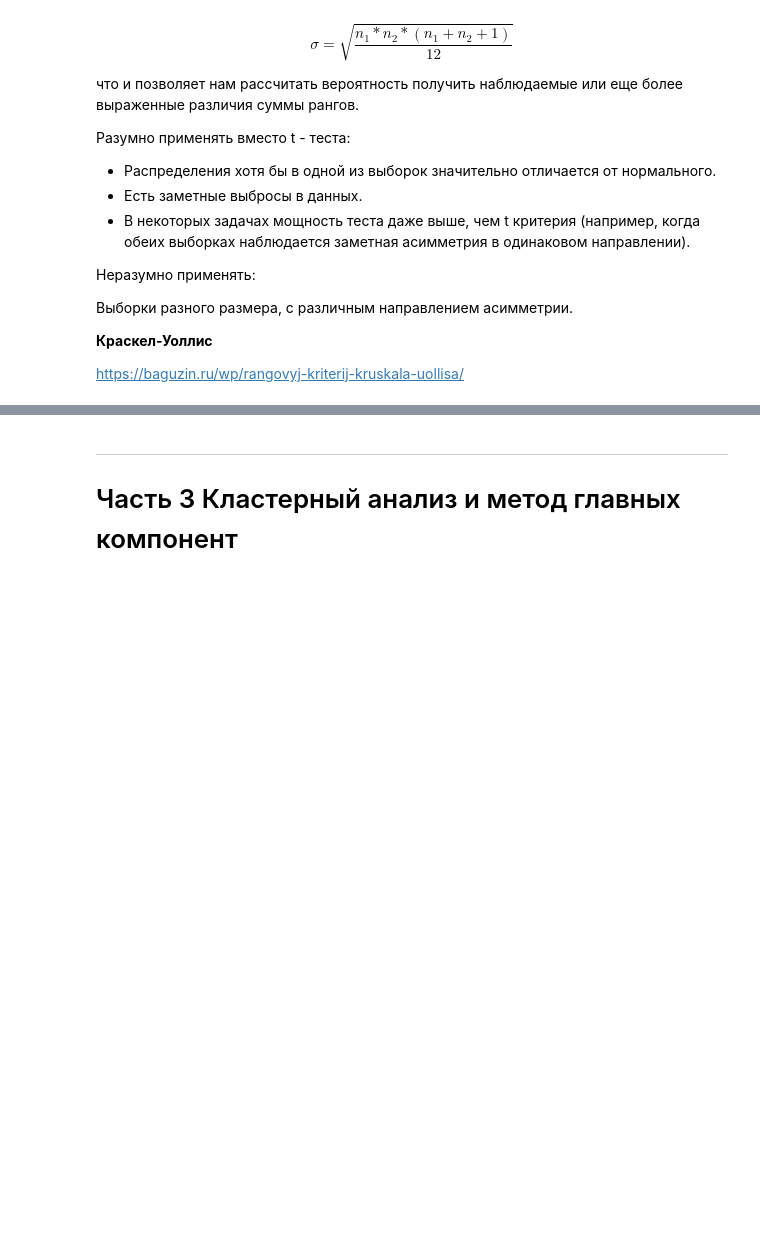
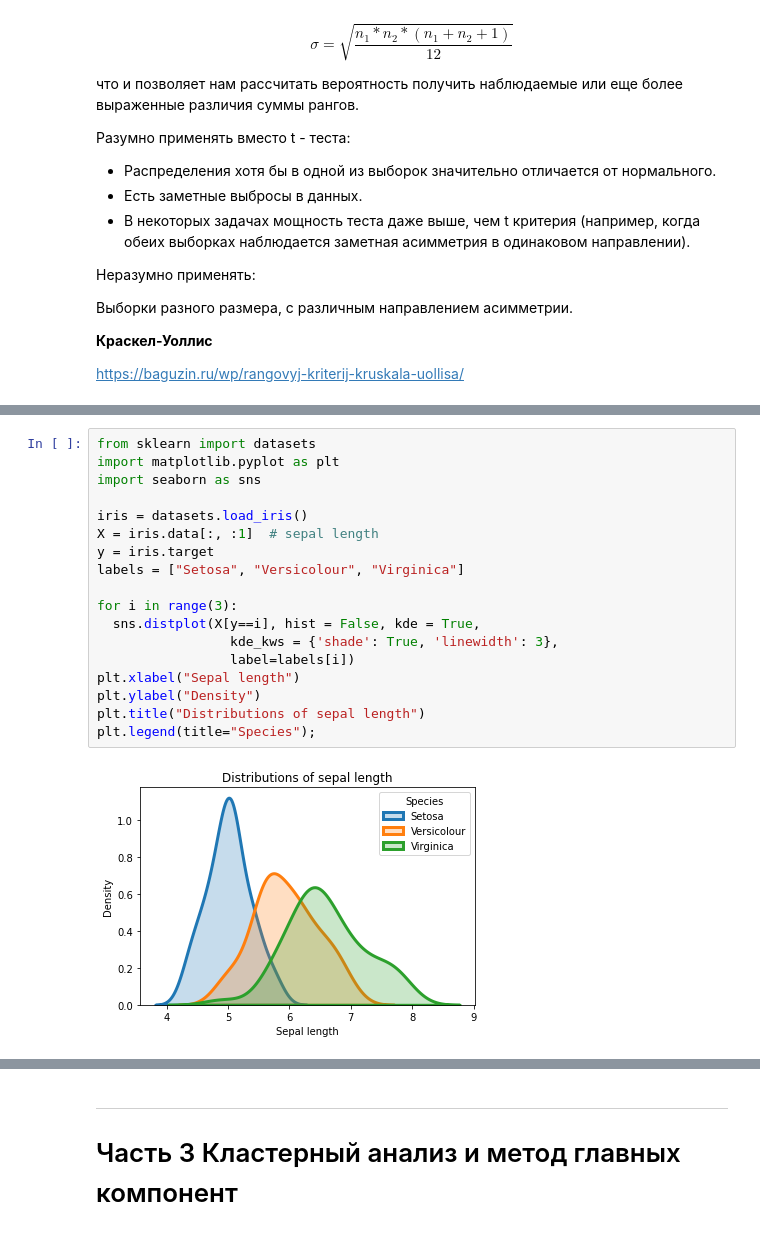
Before and after one commit to betelgeus/fundamentals_of_statistics_notes, a Jupyter notebook: Stepik_fundamentals_of_statistics_notes_Part_2.ipynb, the cells around one changed output, grey strips where cells are left out. Cells and saved outputs as stored; diff of their text form; blank space fills up the shorter version.

```diff
--- a/Stepik_fundamentals_of_statistics_notes_Part_2.ipynb
+++ b/Stepik_fundamentals_of_statistics_notes_Part_2.ipynb
@@ -1567,0 +2036,20 @@ https://baguzin.ru/wp/rangovyj-kriterij-kruskala-uollisa/
+# %%
+from sklearn import datasets
+import matplotlib.pyplot as plt
+import seaborn as sns
+
+iris = datasets.load_iris()
+X = iris.data[:, :1]  # sepal length
+y = iris.target
+labels = ["Setosa", "Versicolour", "Virginica"]
+
+for i in range(3):
+  sns.distplot(X[y==i], hist = False, kde = True,
+                 kde_kws = {'shade': True, 'linewidth': 3},
+                 label=labels[i])
+plt.xlabel("Sepal length")
+plt.ylabel("Density")
+plt.title("Distributions of sepal length")
+plt.legend(title="Species");
+# %% [output]
+[figure, added]
```
Also changed, not shown: parts of 21 cells of this notebook.
